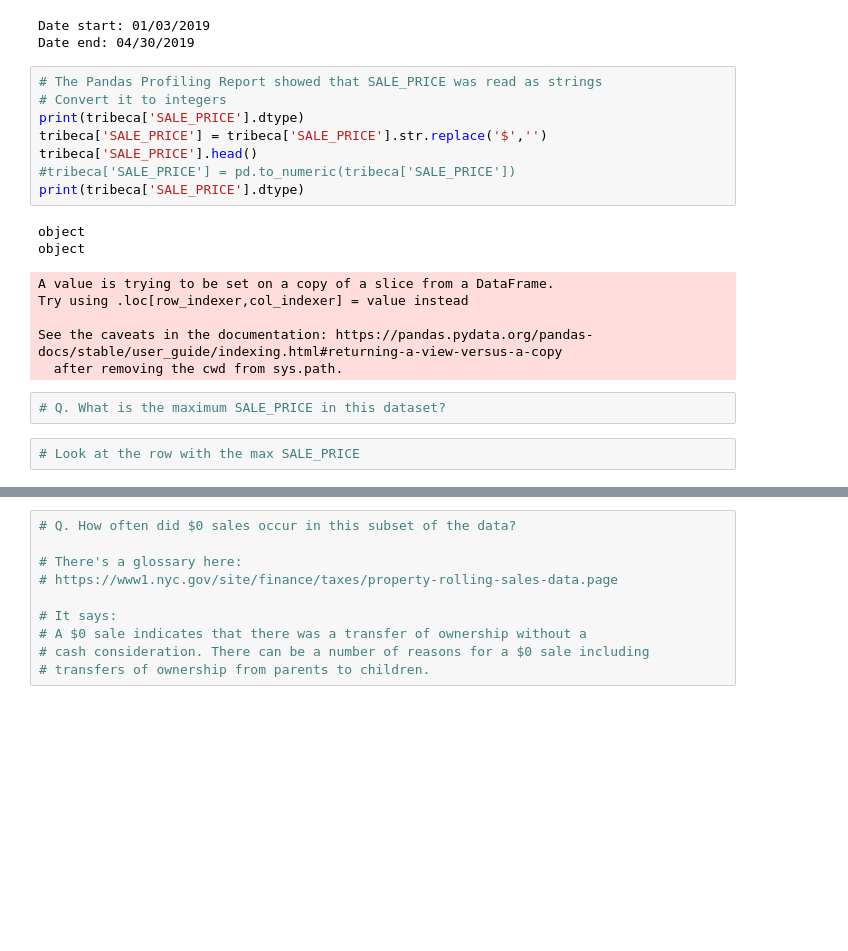
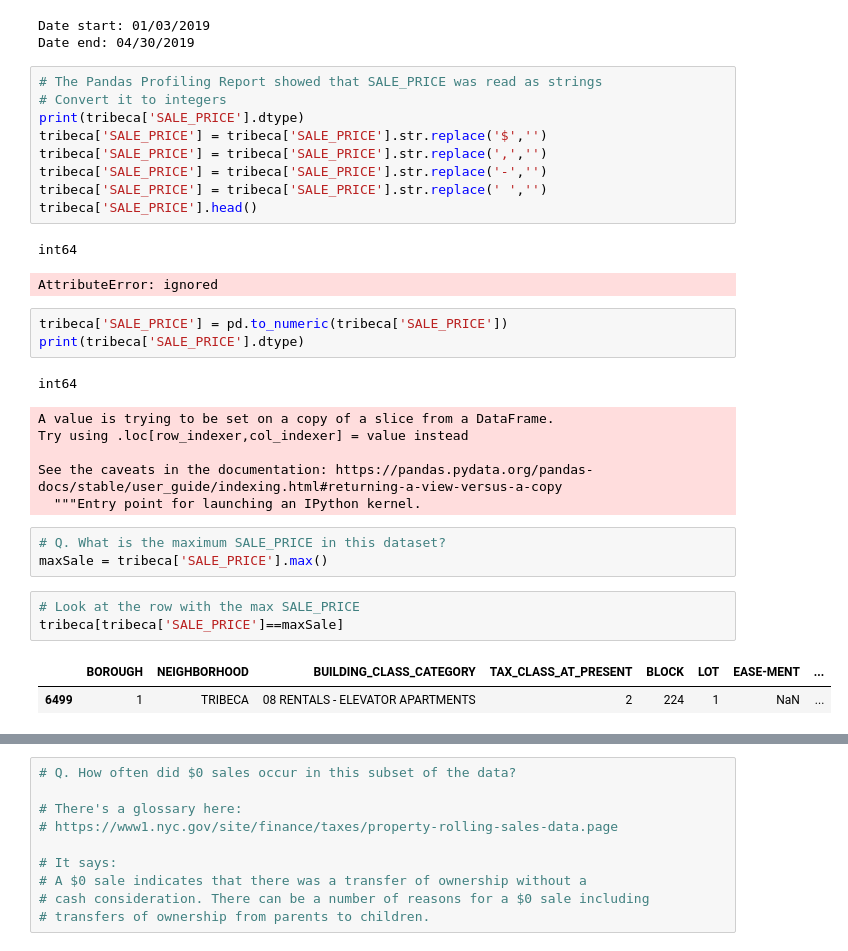
Before and after one commit to yestrella14/DS-Unit-2-Applied-Modeling, a Jupyter notebook: YE_LS_DS_232_assignment.ipynb, the cells around one changed output, grey strips where cells are left out. Saved outputs shown, nothing was run; the diff lists cells and outputs as text; blank space fills up the shorter version.

```diff
--- a/YE_LS_DS_232_assignment.ipynb
+++ b/YE_LS_DS_232_assignment.ipynb
@@ -96,21 +96,32 @@ Date end: 04/30/2019
 # Convert it to integers
 print(tribeca['SALE_PRICE'].dtype)
 tribeca['SALE_PRICE'] = tribeca['SALE_PRICE'].str.replace('$','')
+tribeca['SALE_PRICE'] = tribeca['SALE_PRICE'].str.replace(',','')
+tribeca['SALE_PRICE'] = tribeca['SALE_PRICE'].str.replace('-','')
+tribeca['SALE_PRICE'] = tribeca['SALE_PRICE'].str.replace(' ','')
 tribeca['SALE_PRICE'].head()
-#tribeca['SALE_PRICE'] = pd.to_numeric(tribeca['SALE_PRICE'])
-print(tribeca['SALE_PRICE'].dtype)
 # %% [output]
-object
-object
+int64
-A value is trying to be set on a copy of a slice from a DataFrame.
-Try using .loc[row_indexer,col_indexer] = value instead
-
-See the caveats in the documentation: https://pandas.pydata.org/pandas-docs/stable/user_guide/indexing.html#returning-a-view-versus-a-copy
-  after removing the cwd from sys.path.
+AttributeError: ignored
+# %%
+tribeca['SALE_PRICE'] = pd.to_numeric(tribeca['SALE_PRICE'])
+print(tribeca['SALE_PRICE'].dtype)
+# %% [output]
+int64
+A value is trying to be set on a copy of a slice from a DataFrame.
+Try using .loc[row_indexer,col_indexer] = value instead
+
+See the caveats in the documentation: https://pandas.pydata.org/pandas-docs/stable/user_guide/indexing.html#returning-a-view-versus-a-copy
+  """Entry point for launching an IPython kernel.
 # %%
 # Q. What is the maximum SALE_PRICE in this dataset?
+maxSale = tribeca['SALE_PRICE'].max()
 # %%
 # Look at the row with the max SALE_PRICE
+tribeca[tribeca['SALE_PRICE']==maxSale]
+# %% [output]
+|  | BOROUGH | NEIGHBORHOOD | BUILDING_CLASS_CATEGORY | TAX_CLASS_AT_PRESENT | BLOCK | LOT | EASE-MENT | ... |
+| 6499 | 1 | TRIBECA | 08 RENTALS - ELEVATOR APARTMENTS | 2 | 224 | 1 | NaN | ... |
 # %%
 # Get value counts of TOTAL_UNITS
 # Q. How many property sales were for multiple units?
```
Also changed, not shown: parts of 5 cells of this notebook.
